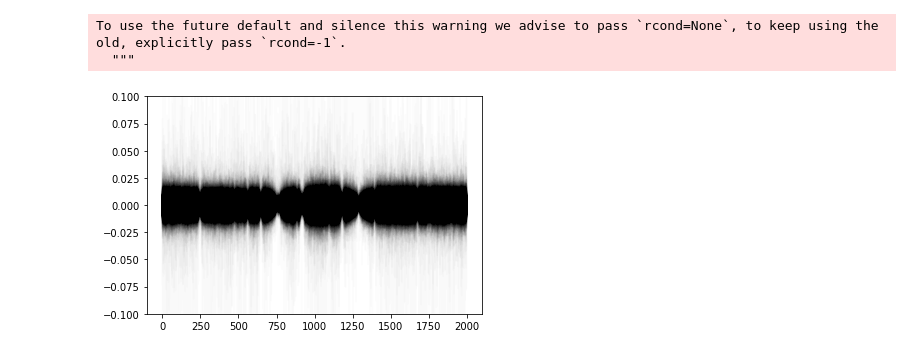
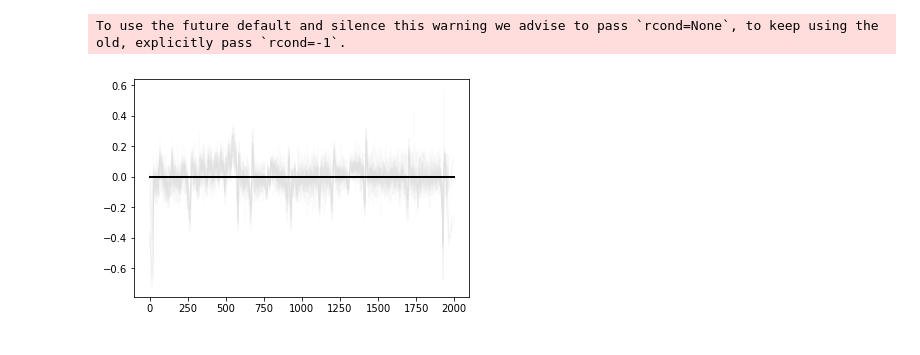
Before and after one commit to bmorris3/sharp, a Jupyter notebook: cnn/prep_18Sco_residuals.ipynb, the cells around one changed output. Drawn from its saved outputs; the diff is of its cells as text; code cells hidden in the pictures.

```diff
--- a/cnn/prep_18Sco_residuals.ipynb
+++ b/cnn/prep_18Sco_residuals.ipynb
@@ -6,6 +6,9 @@ import h5py
 from glob import glob
 
 archive = h5py.File("data/archive_18sco.hdf5", 'r')
+# %%
+solar_median = np.load('data/solar_median.npy')
+wavelengths = np.load('data/residuals_wl.npy')
 # %%
 wl_min = 5160
 wl_max = 5180
@@ -103,24 +97,40 @@ sum_spectrum = np.median(spectral_grid, axis=0)
+# %%
+median_18sco = np.median(spectral_grid, axis=0)
+cross_corr = np.correlate(median_18sco - np.median(median_18sco),
+                          solar_median - np.median(solar_median), mode='same')
+dx = cross_corr.shape[0]//2 - cross_corr.argmax()
+
+rolled_spectral_grid = np.roll(spectral_grid, dx, axis=1)
+# median_18sco = np.roll(median_18sco, dx)
+# plt.plot(wavelengths, median_18sco)
+# plt.plot(wavelengths, solar_median)
 # %%
-residuals = np.zeros_like(spectral_grid)
+residuals = np.zeros_like(rolled_spectral_grid)
 
-for i in range(spectral_grid.shape[0]):
-    X = np.vstack([spectra[i].flux, spectra[0].wavelength, np.ones(len(spectra[0].wavelength))]).T
-    c = np.linalg.lstsq(X, sum_spectrum)[0]
-    residuals[i, :] = X @ c - sum_spectrum
+for i in range(10):#spectral_grid.shape[0]):
+    X = np.vstack([rolled_spectral_grid[i], wavelengths - wavelengths.mean(),
+                   np.ones(len(wavelengths))]).T
+    c = np.linalg.lstsq(X, solar_median)[0]
+    residuals[i, :] = X @ c - solar_median
 
-# Normalize residuals
-residuals = residuals / residuals.ptp()
+#     plt.plot(wavelengths, X @ c)
+
+#     plt.plot(wavelengths, solar_median)
+#     plt.show()
+
+    residuals[i, :] -= np.median(residuals[i, :])
+    residuals[i, :] /= residuals[i, :].ptp()
 # %% [output]
 To use the future default and silence this warning we advise to pass `rcond=None`, to keep using the old, explicitly pass `rcond=-1`.
-  """
 # %%
-for residual in residuals:
-    residual -= np.median(residual)
-    plt.plot(residual, alpha=0.01, color='k')
-plt.ylim([-0.1, 0.1])
+# for residual in residuals:
+#     plt.plot(residual, alpha=0.01, color='k')
+
+plt.plot(residuals.T, alpha=0.01, color='k')
+
 plt.show()
 # %% [output]
-[figure, old version]
+[figure, new version]
 # %%
 np.save('data/residuals_18Sco.npy', residuals)
 # %%
```
Also changed, not shown: parts of 14 cells of this notebook, 4 other files.
